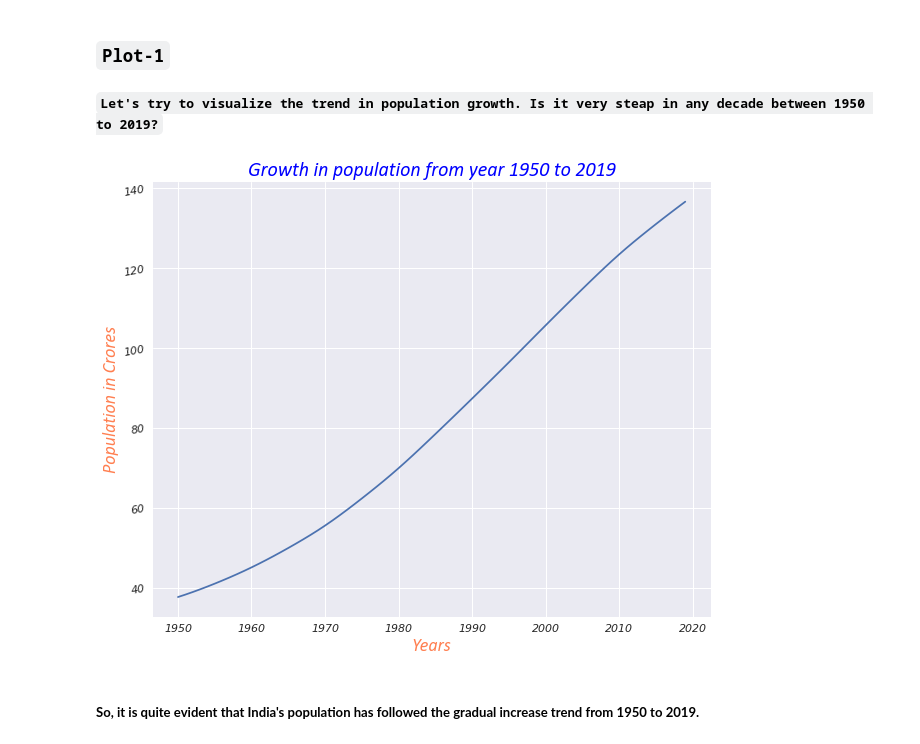
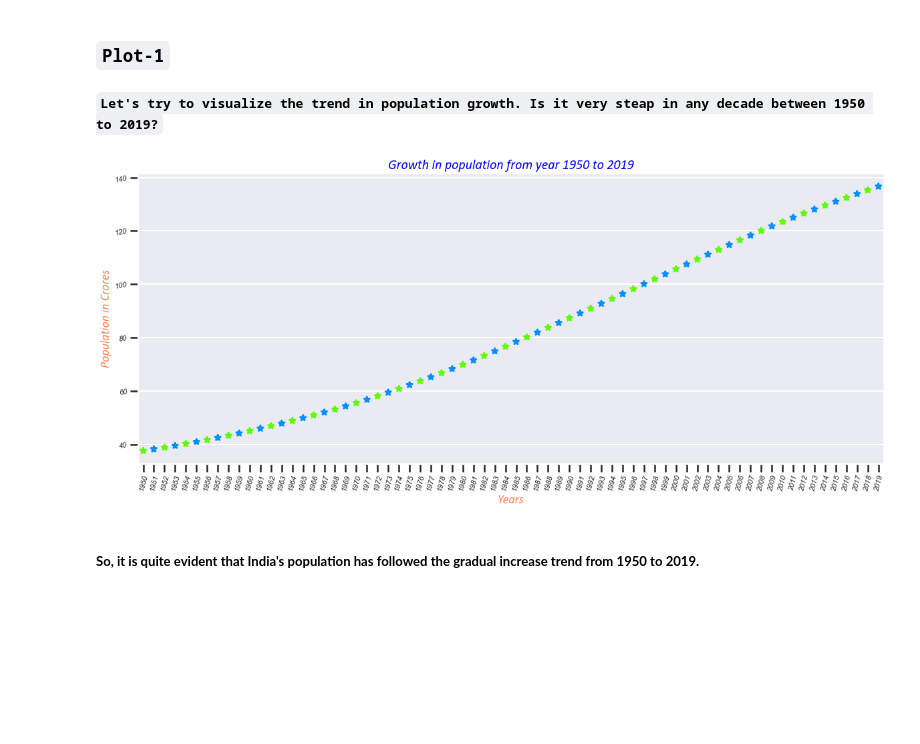
Before and after one commit to raj-shr-git/Indian_Pop_Statistical_Analysis, a Jupyter notebook: Indian_Pop_Data_Analysis.ipynb, the cells around one changed output. Cells and saved outputs as stored; diff of their text form; code cells hidden in the pictures; blank space fills up the shorter version.

```diff
--- a/Indian_Pop_Data_Analysis.ipynb
+++ b/Indian_Pop_Data_Analysis.ipynb
@@ -412,12 +412,13 @@ def graph_customization(label_x, label_y, grph_title, x_ticks_rot=0, ticks_size=
 ### **``Plot-1``**
 #### **``Let's try to visualize the trend in population growth. Is it very steap in any decade between 1950 to 2019?``**
 # %%
-with plt.style.context('seaborn'):
-    plt.figure(figsize=(10,8))
-    sns.lineplot(x='Year',y='Population',data=ind_pop_df,palette=sns.color_palette('PuBu',2))
-    graph_customization('Years','Population in Crores','Growth in population from year 1950 to 2019')
+sns.set_context('poster')
+plt.figure(figsize=(20,8))
+sns.pointplot(x='Year',y='Population',data=ind_pop_df,palette=sns.color_palette('gist_rainbow',2),scale=0.65,markers='*')
+graph_customization('Years','Population in Crores','Growth in population from year 1950 to 2019',x_ticks_rot=75)
+plt.show()
 # %% [output]
-[figure, old version]
+[figure, new version]
 # %% [markdown]
 ##### **So, it is quite evident that India's population has followed the gradual increase trend from 1950 to 2019.**
 # %% [markdown]
```
Also changed, not shown: parts of 31 cells of this notebook.
